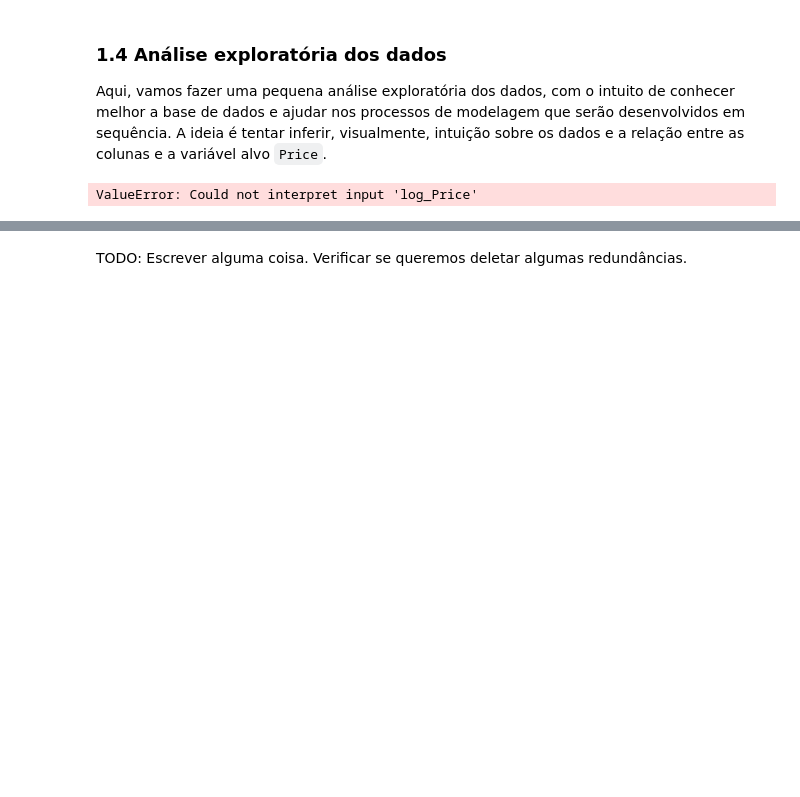
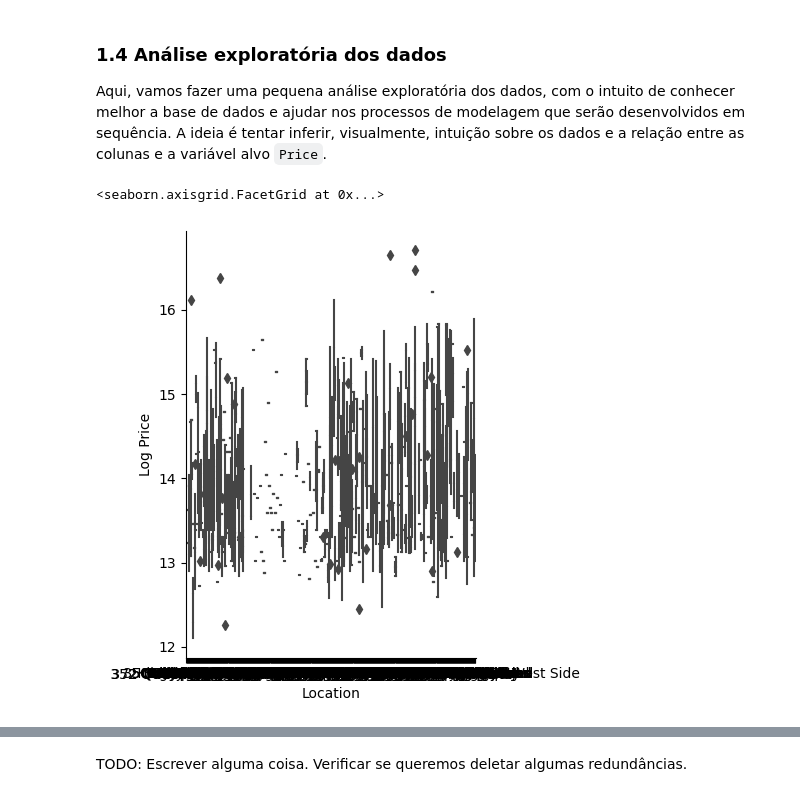
Before and after one commit to kowalks/cmc13-exame, a Jupyter notebook: exame.ipynb, the cells around one changed output, grey strips where cells are left out. Cells and saved outputs as stored; diff of their text form; code cells hidden in the pictures; blank space fills up the shorter version.

```diff
--- a/exame.ipynb
+++ b/exame.ipynb
@@ -239,10 +225,11 @@ Aqui, vamos fazer uma pequena análise exploratória dos dados, com o intuito de
 # %%
 train = pd.concat([X_train,y_train], axis='columns')
 # %%
-sns.catplot(data = train, x = 'Location', y = 'log_Price', kind='box')
+sns.catplot(data = train, x = 'Location', y = 'Log Price', kind='box')
 #TODO: ajeitar isso
 # %% [output]
-ValueError: Could not interpret input 'log_Price'
+<seaborn.axisgrid.FacetGrid at 0x...>
+[figure, added]
 # %%
 train.dtypes
 # %% [output]
```
Also changed, not shown: parts of 43 cells of this notebook, 1 other file.
